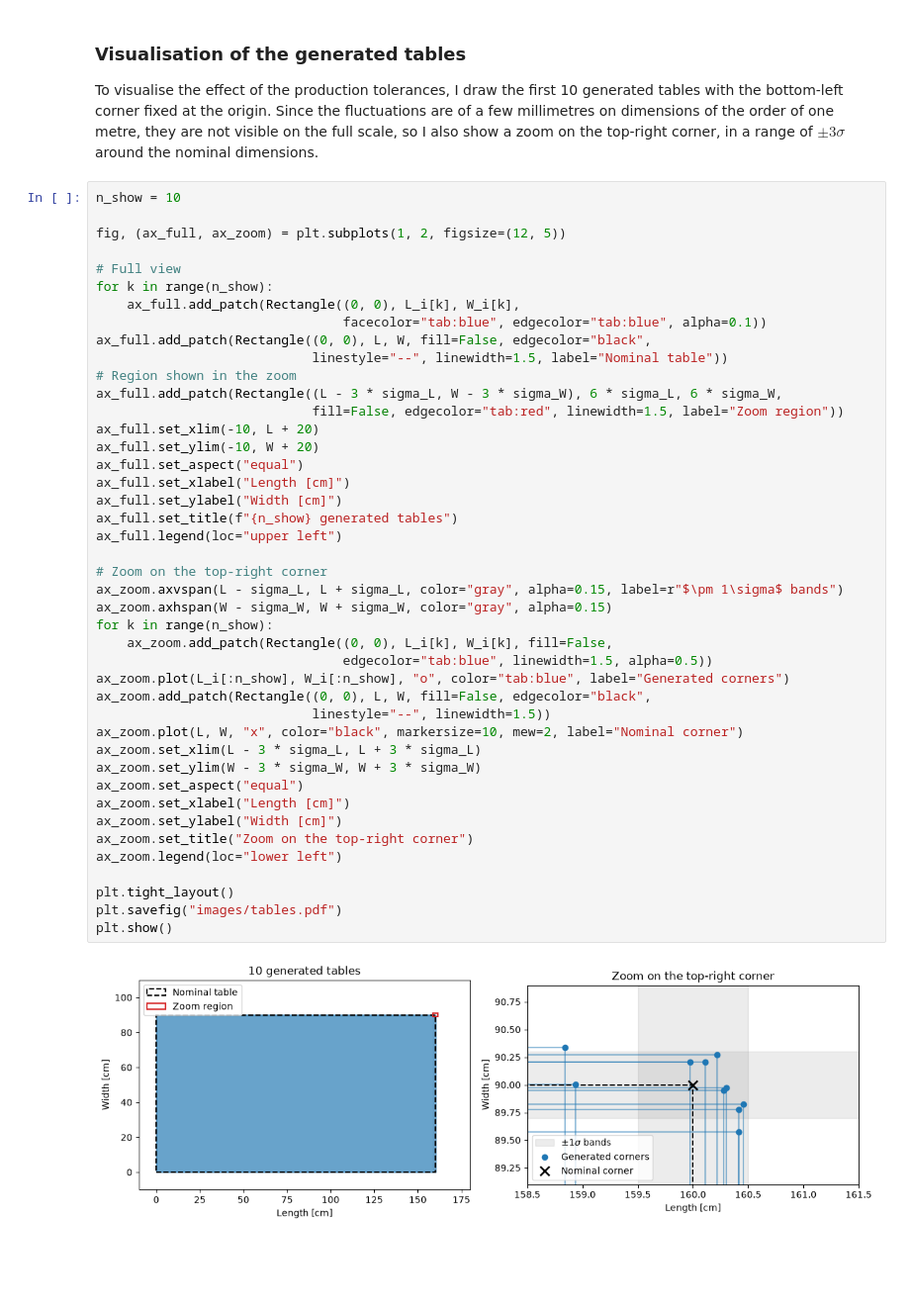
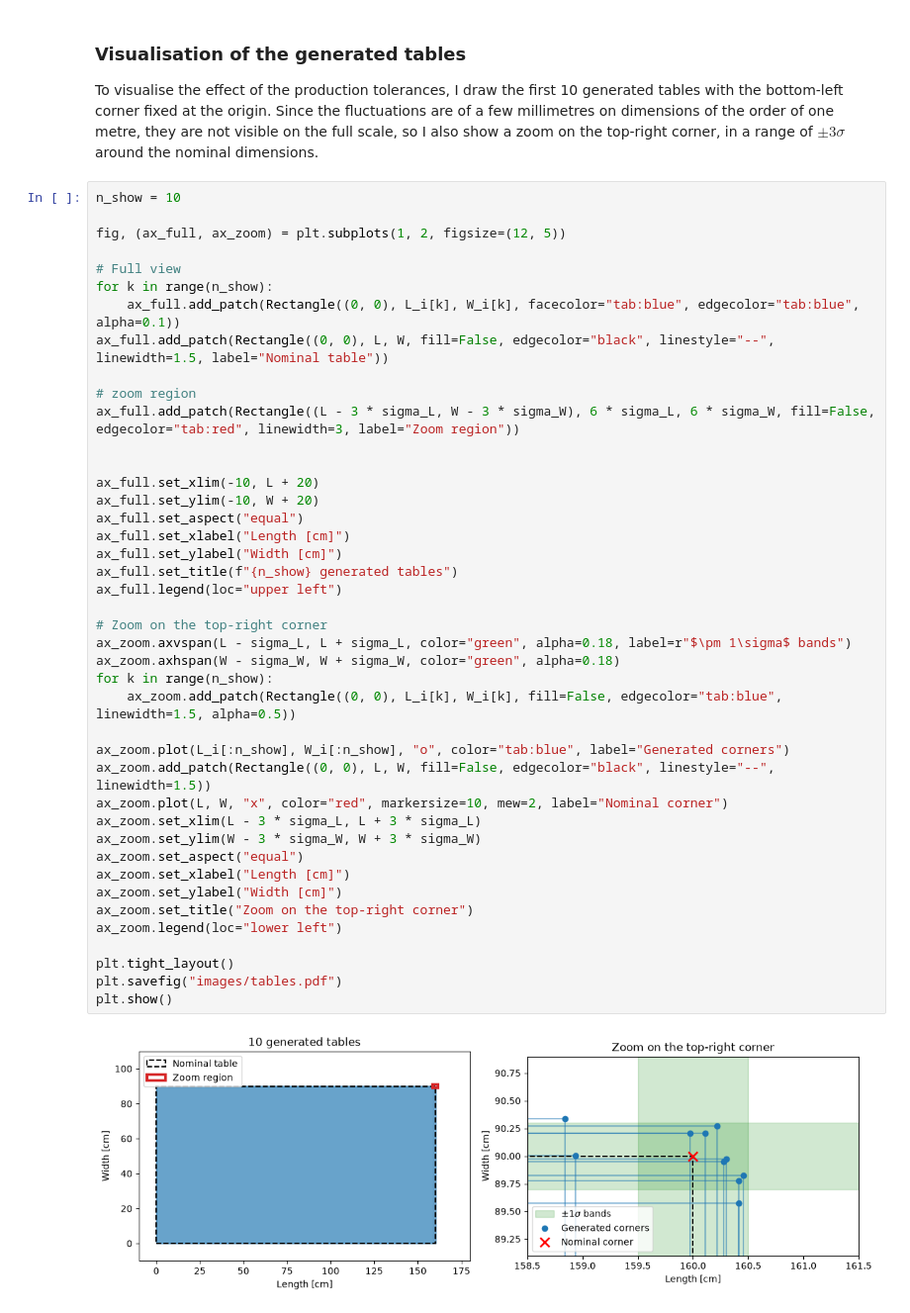
Before and after one commit to igordt/SAED_homeworks, a Jupyter notebook: h4/h4.ipynb, the cells around one changed output. Shown at 99% size. Cells and saved outputs as stored; diff of their text form; blank space fills up the shorter version.

```diff
--- a/h4/h4.ipynb
+++ b/h4/h4.ipynb
@@ -265,45 +313,44 @@ Since the fluctuations are of a few millimetres on dimensions of the order of on
 # %%
 n_show = 10
 
 fig, (ax_full, ax_zoom) = plt.subplots(1, 2, figsize=(12, 5))
 
 # Full view
 for k in range(n_show):
-    ax_full.add_patch(Rectangle((0, 0), L_i[k], W_i[k],
-                                facecolor="tab:blue", edgecolor="tab:blue", alpha=0.1))
-ax_full.add_patch(Rectangle((0, 0), L, W, fill=False, edgecolor="black",
-                            linestyle="--", linewidth=1.5, label="Nominal table"))
-# Region shown in the zoom
-ax_full.add_patch(Rectangle((L - 3 * sigma_L, W - 3 * sigma_W), 6 * sigma_L, 6 * sigma_W,
-                            fill=False, edgecolor="tab:red", linewidth=1.5, label="Zoom region"))
+    ax_full.add_patch(Rectangle((0, 0), L_i[k], W_i[k], facecolor="tab:blue", edgecolor="tab:blue", alpha=0.1))
+ax_full.add_patch(Rectangle((0, 0), L, W, fill=False, edgecolor="black", linestyle="--", linewidth=1.5, label="Nominal table"))
+
+# zoom region
+ax_full.add_patch(Rectangle((L - 3 * sigma_L, W - 3 * sigma_W), 6 * sigma_L, 6 * sigma_W, fill=False, edgecolor="tab:red", linewidth=3, label="Zoom region"))
+
+
 ax_full.set_xlim(-10, L + 20)
 ax_full.set_ylim(-10, W + 20)
 ax_full.set_aspect("equal")
 ax_full.set_xlabel("Length [cm]")
 ax_full.set_ylabel("Width [cm]")
 ax_full.set_title(f"{n_show} generated tables")
 ax_full.legend(loc="upper left")
 
 # Zoom on the top-right corner
-ax_zoom.axvspan(L - sigma_L, L + sigma_L, color="gray", alpha=0.15, label=r"$\pm 1\sigma$ bands")
-ax_zoom.axhspan(W - sigma_W, W + sigma_W, color="gray", alpha=0.15)
+ax_zoom.axvspan(L - sigma_L, L + sigma_L, color="green", alpha=0.18, label=r"$\pm 1\sigma$ bands")
+ax_zoom.axhspan(W - sigma_W, W + sigma_W, color="green", alpha=0.18)
 for k in range(n_show):
-    ax_zoom.add_patch(Rectangle((0, 0), L_i[k], W_i[k], fill=False,
-                                edgecolor="tab:blue", linewidth=1.5, alpha=0.5))
+    ax_zoom.add_patch(Rectangle((0, 0), L_i[k], W_i[k], fill=False, edgecolor="tab:blue", linewidth=1.5, alpha=0.5))
+
 ax_zoom.plot(L_i[:n_show], W_i[:n_show], "o", color="tab:blue", label="Generated corners")
-ax_zoom.add_patch(Rectangle((0, 0), L, W, fill=False, edgecolor="black",
-                            linestyle="--", linewidth=1.5))
-ax_zoom.plot(L, W, "x", color="black", markersize=10, mew=2, label="Nominal corner")
+ax_zoom.add_patch(Rectangle((0, 0), L, W, fill=False, edgecolor="black", linestyle="--", linewidth=1.5))
+ax_zoom.plot(L, W, "x", color="red", markersize=10, mew=2, label="Nominal corner")
 ax_zoom.set_xlim(L - 3 * sigma_L, L + 3 * sigma_L)
 ax_zoom.set_ylim(W - 3 * sigma_W, W + 3 * sigma_W)
 ax_zoom.set_aspect("equal")
 ax_zoom.set_xlabel("Length [cm]")
 ax_zoom.set_ylabel("Width [cm]")
 ax_zoom.set_title("Zoom on the top-right corner")
 ax_zoom.legend(loc="lower left")
 
 plt.tight_layout()
 plt.savefig("images/tables.pdf")
 plt.show()
 # %% [output]
-[figure, old version]
+[figure, new version]
```
Also changed, not shown: parts of 2 cells of this notebook, 1 other file.
